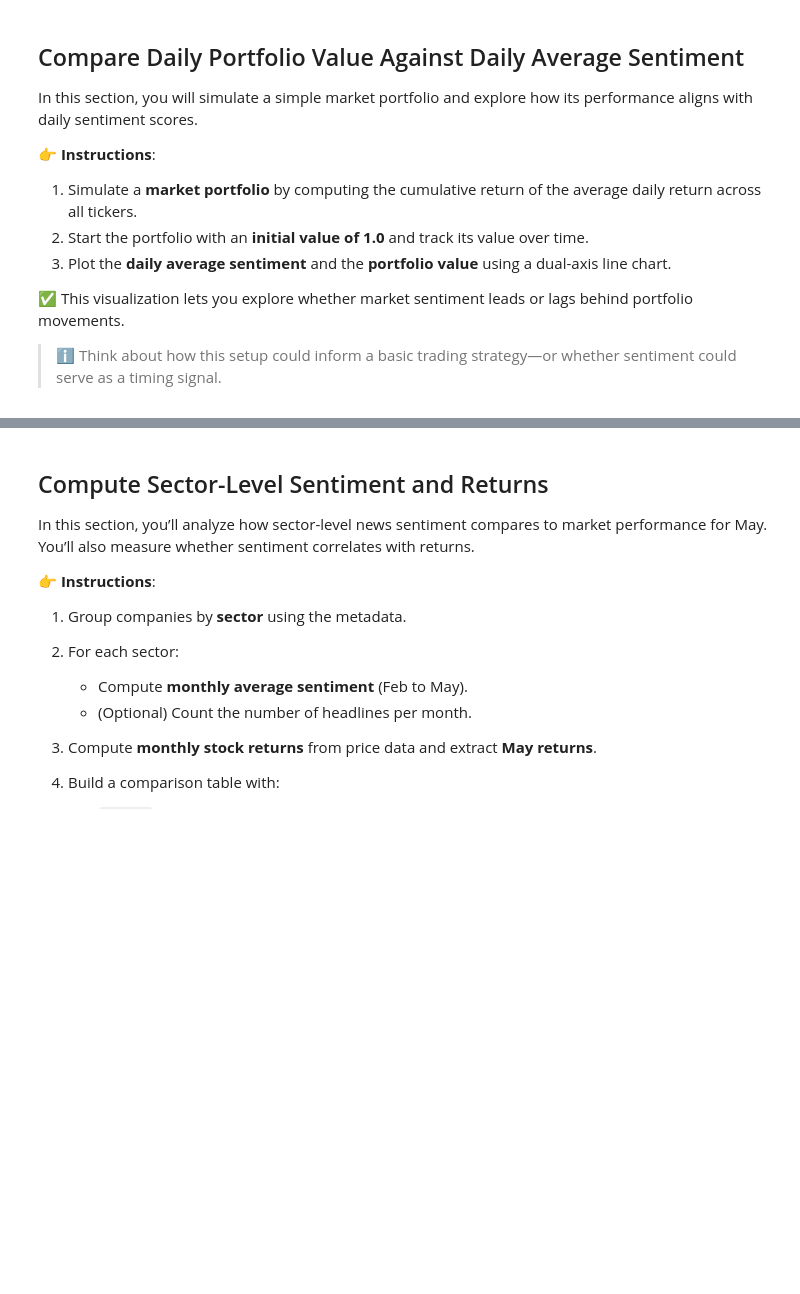
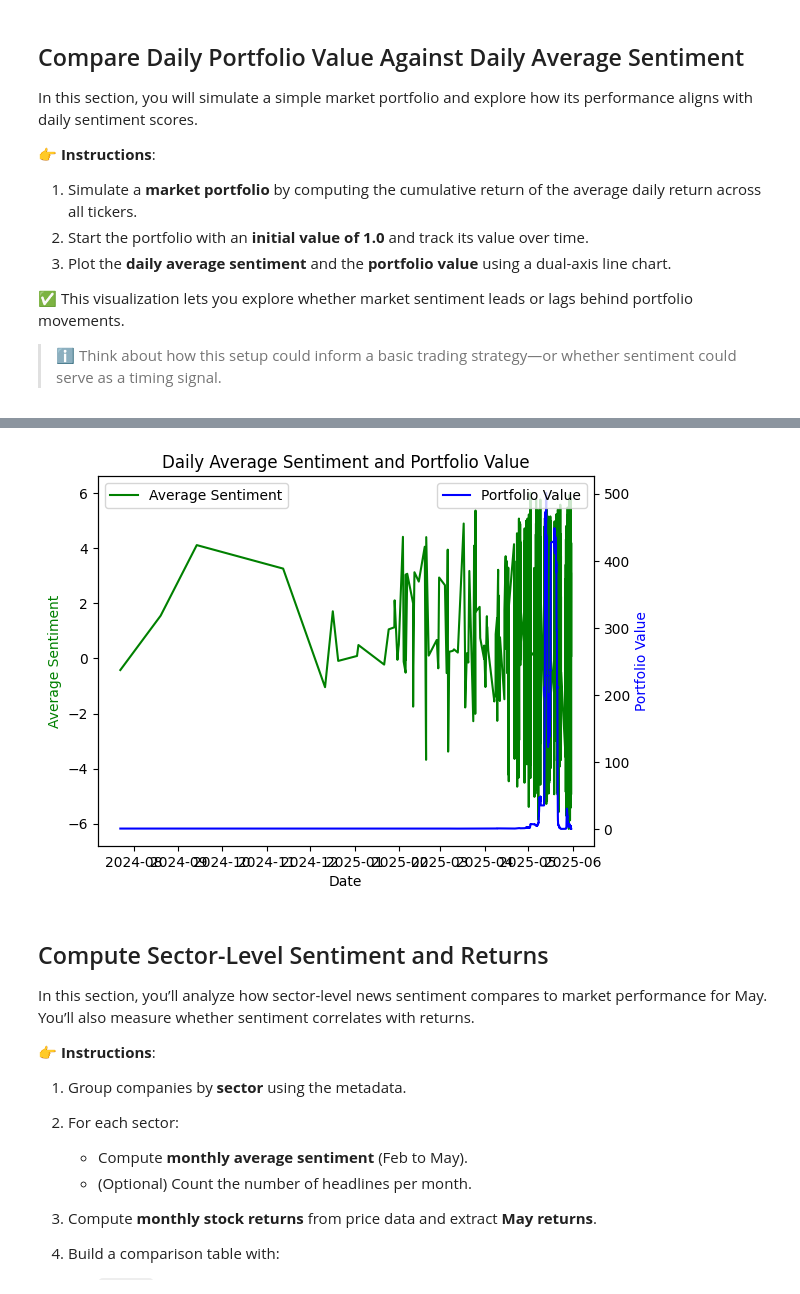
Before and after one commit to Hillelman/maestria-ia, a Jupyter notebook: fintech-e-innovacion-digital-en-finanzas/04-advanced-rag-techniques-and-sentiment-analysis/sentiment_nli_garciaA00378771.ipynb, the cells around one changed output, grey strips where cells are left out. Saved outputs shown, nothing was run; the diff lists cells and outputs as text; code cells hidden in the pictures; blank space fills up the shorter version.

```diff
--- a/fintech-e-innovacion-digital-en-finanzas/04-advanced-rag-techniques-and-sentiment-analysis/sentiment_nli_garciaA00378771.ipynb
+++ b/fintech-e-innovacion-digital-en-finanzas/04-advanced-rag-techniques-and-sentiment-analysis/sentiment_nli_garciaA00378771.ipynb
@@ -274,6 +272,8 @@ In this section, you will simulate a simple market portfolio and explore how its
 
 > ℹ️ Think about how this setup could inform a basic trading strategy—or whether sentiment could serve as a timing signal.
 # %%
-# Create a data frame to hold the portfolio value over time
 df_portfolio = pd.DataFrame(index=df_news_grouped.index)
-# calculate the average of all daily returns per day
+df_portfolio["Daily Returns"] = df_news_grouped["AVG_RETURN"]
+df_portfolio.dropna(inplace=True)
+df_portfolio["Portfolio Value"] = (1 + df_portfolio["Daily Returns"]).cumprod()
+df_portfolio["Average Sentiment"] = df_news_grouped["AVG_SENTIMENT"]
@@ -280,3 +300,21 @@ df_portfolio = pd.DataFrame(index=df_news_grouped.index)
+# %%
+fig, ax1 = plt.subplots()
+
+ax2 = ax1.twinx()
+ax1.plot(df_portfolio.index, df_portfolio["Average Sentiment"], color="g", label="Average Sentiment")
+ax2.plot(df_portfolio.index, df_portfolio["Portfolio Value"], color="b", label="Portfolio Value")
+
+ax1.set_xlabel("Date")
+ax1.set_ylabel("Average Sentiment", color="g")
+ax2.set_ylabel("Portfolio Value", color="b")
+
+plt.title("Daily Average Sentiment and Portfolio Value")
+ax1.legend(loc="upper left")
+ax2.legend(loc="upper right")
+
+plt.show()
+# %% [output]
+[figure, added]
 # %% [markdown]
 ## Compute Sector-Level Sentiment and Returns
 
```
Also changed, not shown: parts of 19 cells of this notebook.
